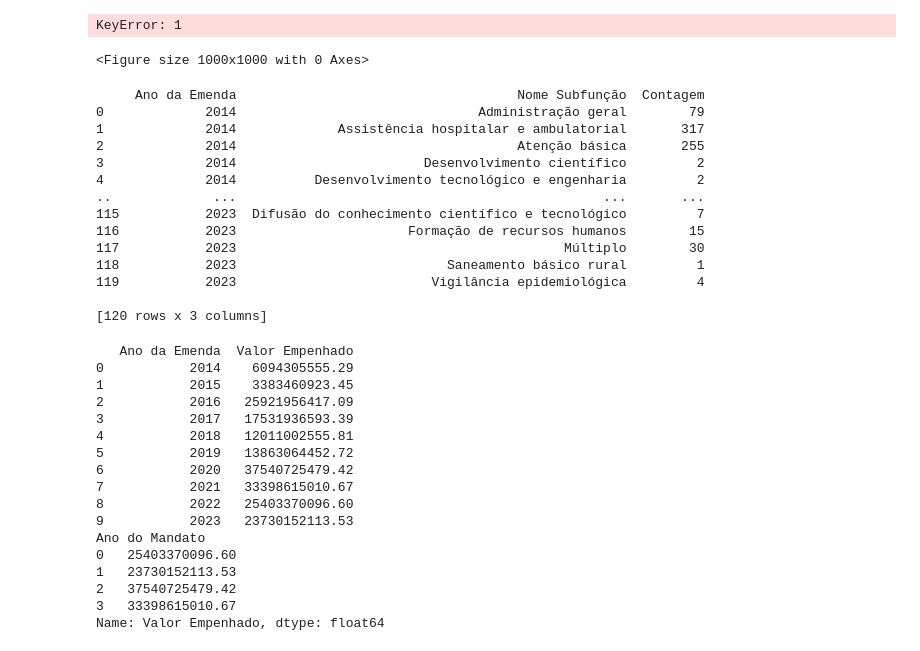
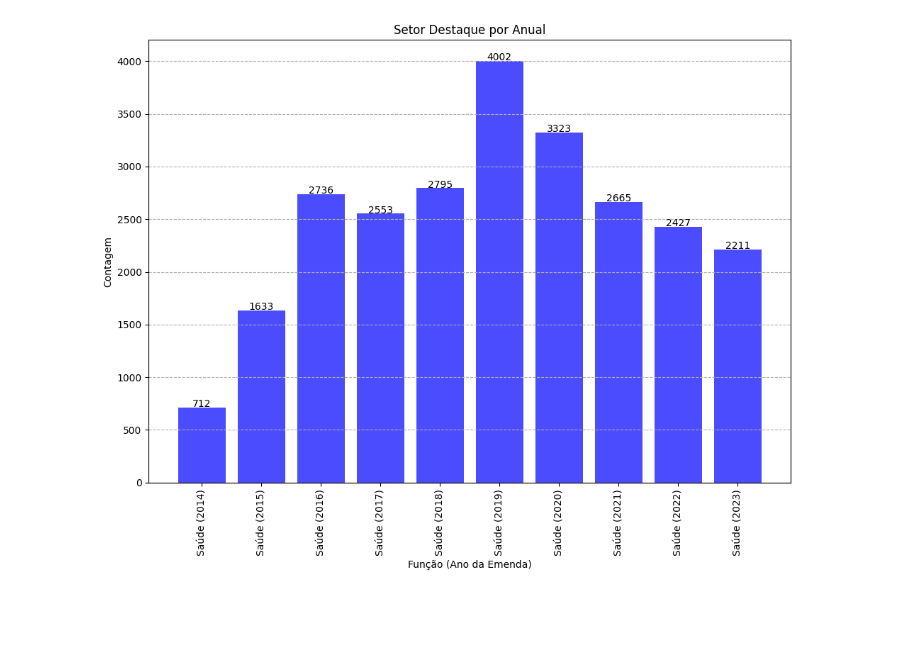
Before and after one commit to viniciusandrade01/Engenharia_e_Analise_de_Dados_Emendas_Parlamentares_CGU, a Jupyter notebook: teste.ipynb, the cells around one changed output. Saved outputs shown, nothing was run; the diff lists cells and outputs as text; code cells hidden in the pictures; blank space fills up the shorter version.

Commit message:
Create chart - two

```diff
--- a/teste.ipynb
+++ b/teste.ipynb
@@ -133,57 +108,29 @@ for ano in list(resultados_anual['Ano da Emenda'].unique()):
 [figure]
 [figure]
 [figure]
-# %%
-# Qual setor, a cada ano, se destaca mais
-setor_destaque = resultados_anual.groupby('Ano da Emenda')['Contagem'].idxmax()
-filtro_setor_destaque = resultados_anual.loc[setor_destaque]
-#print(filtro_setor_destaque)
-# %% [output]
-KeyError: 1
-<Figure size 1000x1000 with 0 Axes>
-# %%
-# A partir dos setores frequentes, ordene os subsetores, dos mais "acessados"
-filtro_setores_frequentes = df_csv[(df_csv['Ano da Emenda'].isin(filtro_setor_destaque['Ano da Emenda'])) & (df_csv['Nome Função'].isin(filtro_setor_destaque['Nome Função']))]
-contagem_subfuncao_anual = filtro_setores_frequentes.groupby(['Ano da Emenda', 'Nome Subfunção'])['Nome Subfunção'].count().reset_index(name='Contagem')
-print(contagem_subfuncao_anual)
-# %% [output]
-     Ano da Emenda                                    Nome Subfunção  Contagem
-0             2014                               Administração geral        79
-1             2014             Assistência hospitalar e ambulatorial       317
-2             2014                                    Atenção básica       255
-3             2014                        Desenvolvimento científico         2
-4             2014          Desenvolvimento tecnológico e engenharia         2
-..             ...                                               ...       ...
-115           2023  Difusão do conhecimento científico e tecnológico         7
-116           2023                      Formação de recursos humanos        15
-117           2023                                          Múltiplo        30
-118           2023                           Saneamento básico rural         1
-119           2023                         Vigilância epidemiológica         4
-
-[120 rows x 3 columns]
-# %%
-# Análise histórica dos mandatos, sinalizando em qual ano (do mandato - levando em conta que, usualmente, há 4) há maiores incidências de gastos. CONTINUAR ESSE AQUI
-print(df_evolucao_empenhados)
-df_evolucao_empenhados['Ano do Mandato'] = (df_evolucao_empenhados['Ano da Emenda'] - df_evolucao_empenhados['Ano da Emenda'].iloc[0]) % 4
-
-maiores_valores_por_mandato = df_evolucao_empenhados.groupby('Ano do Mandato')['Valor Empenhado'].max()
-
-print(maiores_valores_por_mandato)
-# %% [output]
-   Ano da Emenda  Valor Empenhado
-0           2014    6094305555.29
-1           2015    3383460923.45
-2           2016   25921956417.09
-3           2017   17531936593.39
-4           2018   12011002555.81
-5           2019   13863064452.72
-6           2020   37540725479.42
-7           2021   33398615010.67
-8           2022   25403370096.60
-9           2023   23730152113.53
-Ano do Mandato
-0   25403370096.60
-1   23730152113.53
-2   37540725479.42
-3   33398615010.67
-Name: Valor Empenhado, dtype: float64
+# %%
+# Qual setor, a cada ano, se destaca mais
+setor_destaque = resultados_anual.groupby('Ano da Emenda')['Contagem'].idxmax()
+filtro_setor_destaque = resultados_anual.loc[setor_destaque]
+
+plt.figure(figsize=(10, 8))
+plt.bar(range(len(filtro_setor_destaque['Nome Função'])), filtro_setor_destaque['Contagem'], align='center', alpha=0.7, color='b')
+plt.xlabel('Função (Ano da Emenda)')
+plt.ylabel('Contagem')
+plt.title(f'Setor Destaque por Anual')
+
+# Concatena o nome da função com o ano da emenda para o eixo x
+rotulos_eixo_x = [f"{funcao} ({ano})" for funcao, ano in zip(filtro_setor_destaque['Nome Função'], filtro_setor_destaque['Ano da Emenda'])]
+plt.xticks(range(len(filtro_setor_destaque['Nome Função'])), rotulos_eixo_x, rotation=90, ha='center')  # Rótulos rotacionados
+
+# Adiciona rótulos nas barras com uma distância mais próxima
+for i, v in enumerate(filtro_setor_destaque['Contagem']):
+    plt.text(i, min(v + 5, plt.ylim()[1] - 20), str(v), ha='center')
+
+
+plt.grid(axis='y', linestyle='--', alpha=1)
+plt.tight_layout()
+plt.savefig(f"{name_directory}/Setor_Destaque_Anual.png")
+plt.show()
+# %% [output]
+[figure, added]
```
Also changed, not shown: parts of 4 cells of this notebook, 33 other files.
